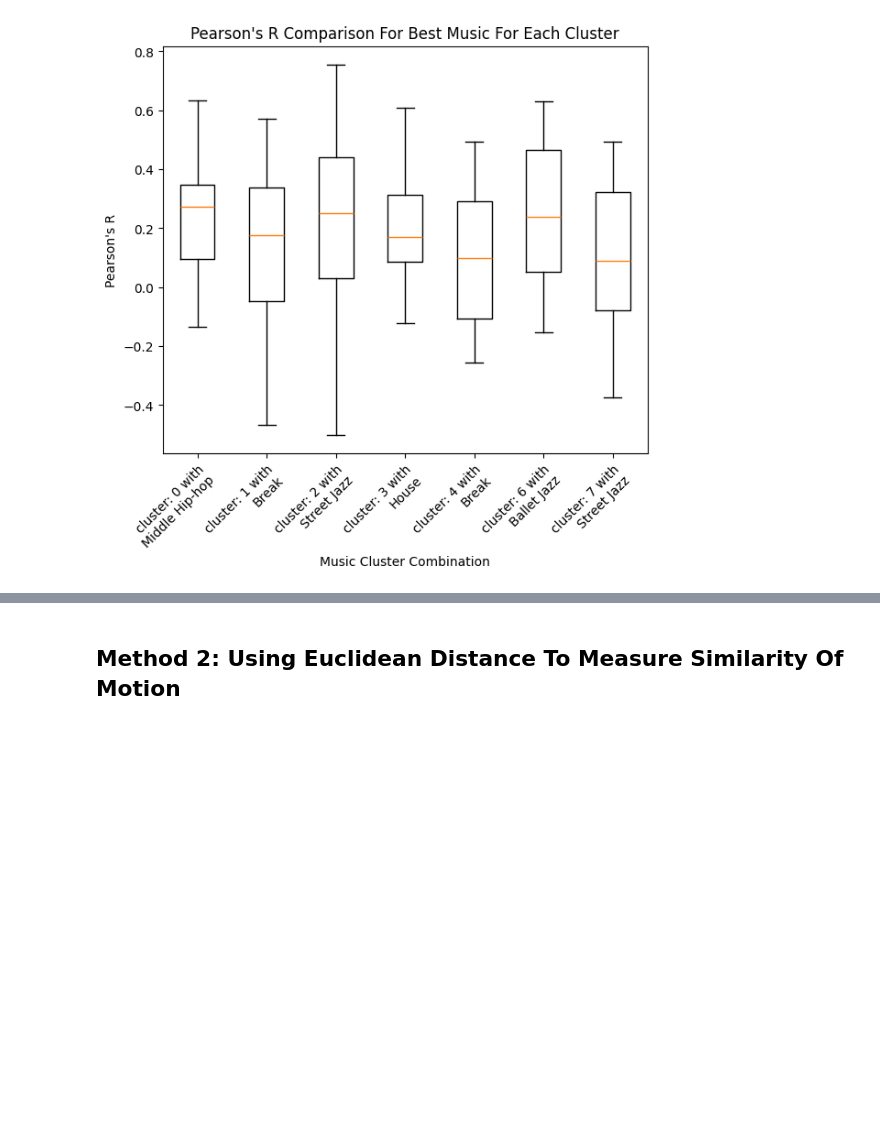
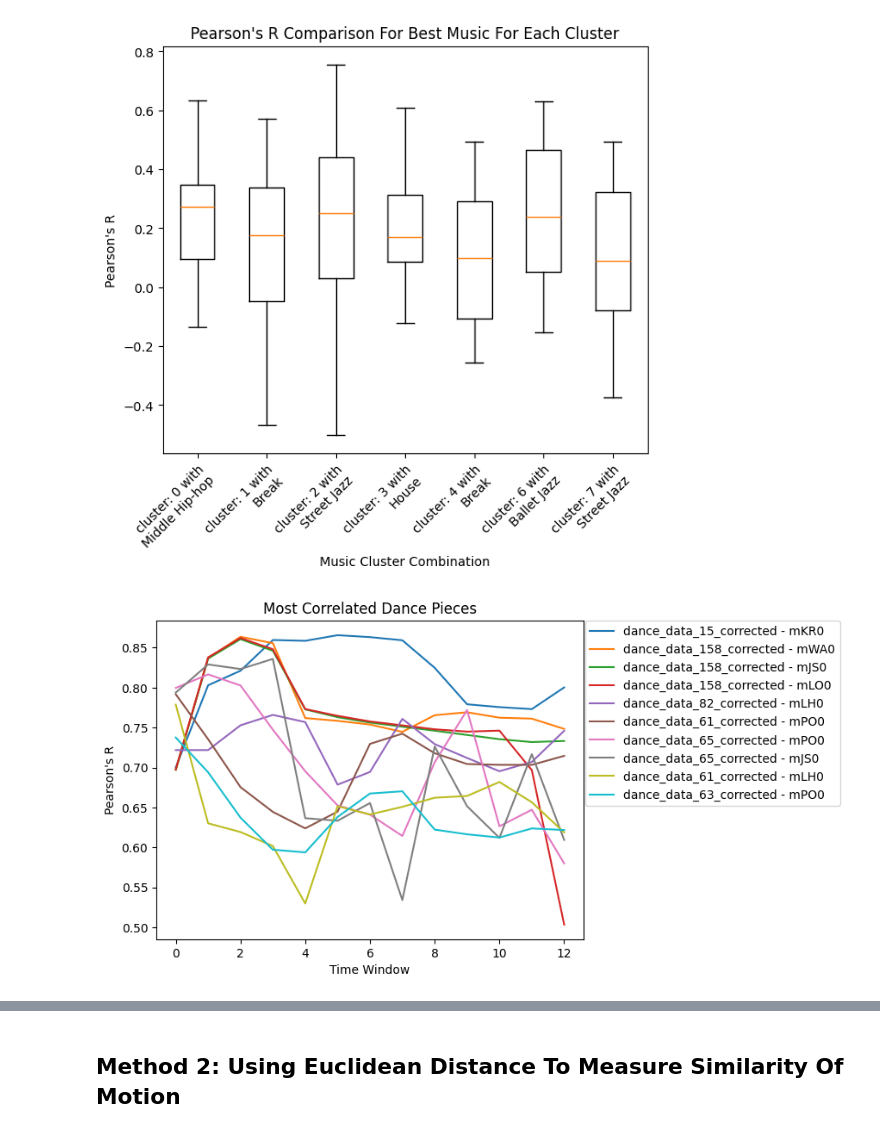
Before and after one commit to yangmma/dance-ai-research-project, a Jupyter notebook: src/utils/laban_analysis/analysis_generated.ipynb, the cells around one changed output, grey strips where cells are left out. Saved outputs shown, nothing was run; the diff lists cells and outputs as text; code cells hidden in the pictures; blank space fills up the shorter version.

```diff
--- a/src/utils/laban_analysis/analysis_generated.ipynb
+++ b/src/utils/laban_analysis/analysis_generated.ipynb
@@ -448,0 +445,38 @@ for music in musics:
+# %%
+# get overall highest correlations
+best_name_music_df = joined_df.group_by(
+    pl.col("name"), pl.col("music")
+).agg(
+    r = pl.quantile("r", 0.1)
+).top_k(
+    10, by="r"
+)
+bests = best_name_music_df.select(
+    pl.col("name"),
+    pl.col("music"),
+)
+bests.write_csv("best_dance_music_all.csv")
+
+ax = plt.subplot()
+for row in bests.iter_rows(named=True):
+    name = row["name"]
+    music = row["music"]
+    cur_df = joined_df.filter(
+        pl.col("name") == name,
+        pl.col("music") == music,
+    )
+    rs = []
+    for win in wins:
+        r = cur_df.filter(
+            pl.col("win") == win
+        )["r"].to_list()
+        assert len(r) == 1, f"length of rs is not 1, is actually: {len(rs)}, music: {music}, name: {name}, win: {win}"
+        rs.append(r)
+    ax.plot(wins, rs, "", label=f"{name} - {music}")
+ax.legend(bbox_to_anchor=(1.6, 1), loc="upper right", borderaxespad=0)
+ax.set_xlabel("Time Window")
+ax.set_ylabel("Pearson's R")
+ax.set_title("Most Correlated Dance Pieces")
+plt.show()
+# %% [output]
+[figure, added]
```
Also changed, not shown: parts of 9 cells of this notebook.
